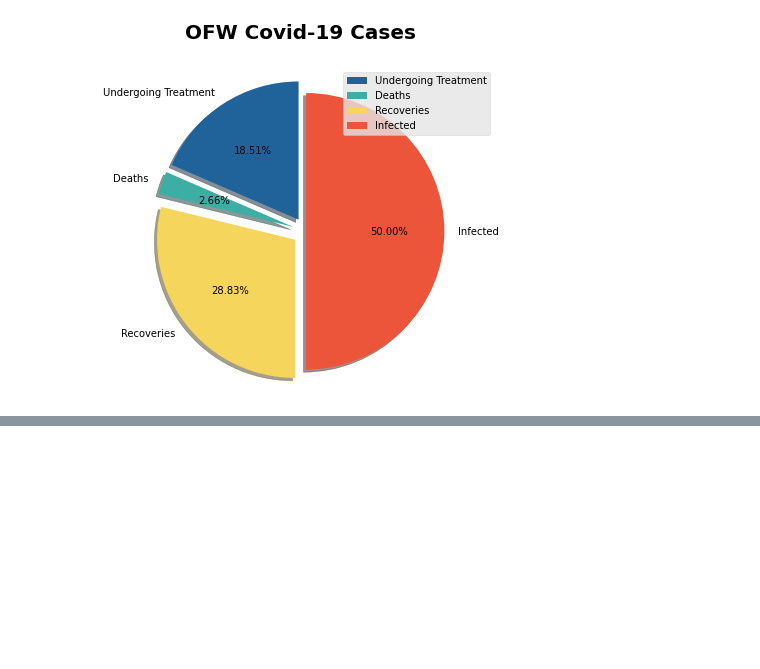
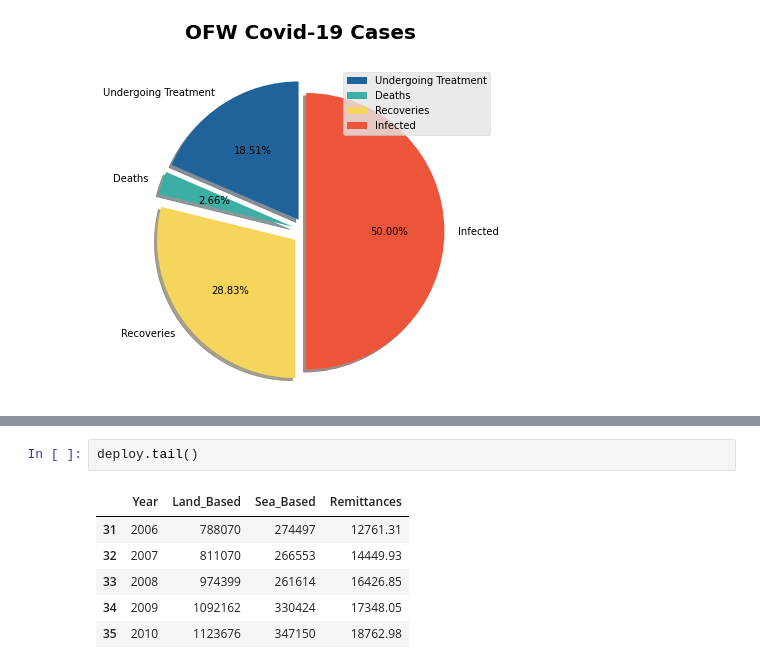
Before and after one commit to apriljoyagquiz/IT3205-TeamAbracaData, a Jupyter notebook: OFW_Visualization.ipynb, the cells around one changed output, grey strips where cells are left out. Drawn from its saved outputs; the diff is of its cells as text; blank space fills up the shorter version.

```diff
--- a/OFW_Visualization.ipynb
+++ b/OFW_Visualization.ipynb
@@ -360,0 +396,9 @@ plt.show()
+# %%
+deploy.tail()
+# %% [output]
+|  | Year | Land_Based | Sea_Based | Remittances |
+| 31 | 2006 | 788070 | 274497 | 12761.31 |
+| 32 | 2007 | 811070 | 266553 | 14449.93 |
+| 33 | 2008 | 974399 | 261614 | 16426.85 |
+| 34 | 2009 | 1092162 | 330424 | 17348.05 |
+| 35 | 2010 | 1123676 | 347150 | 18762.98 |
```
Also changed, not shown: parts of 7 cells of this notebook.
